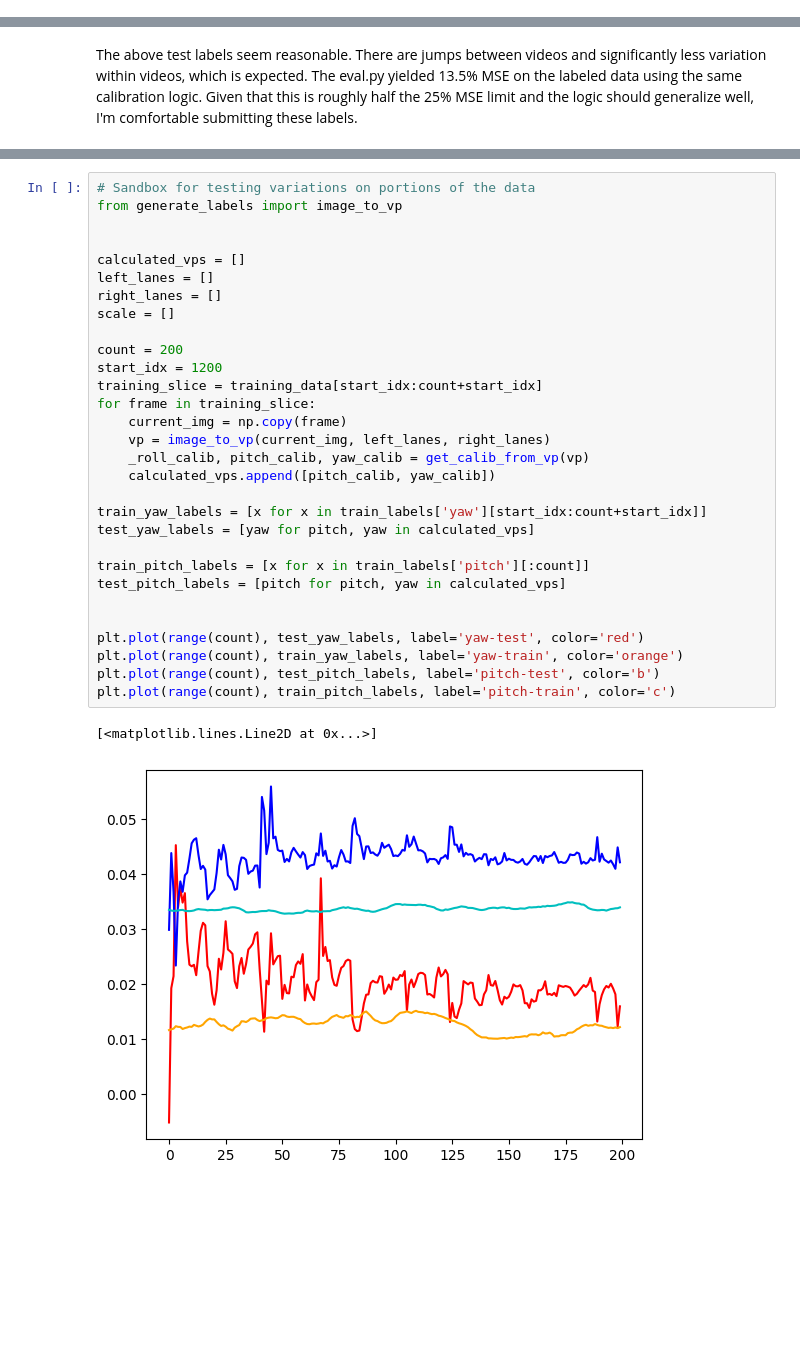
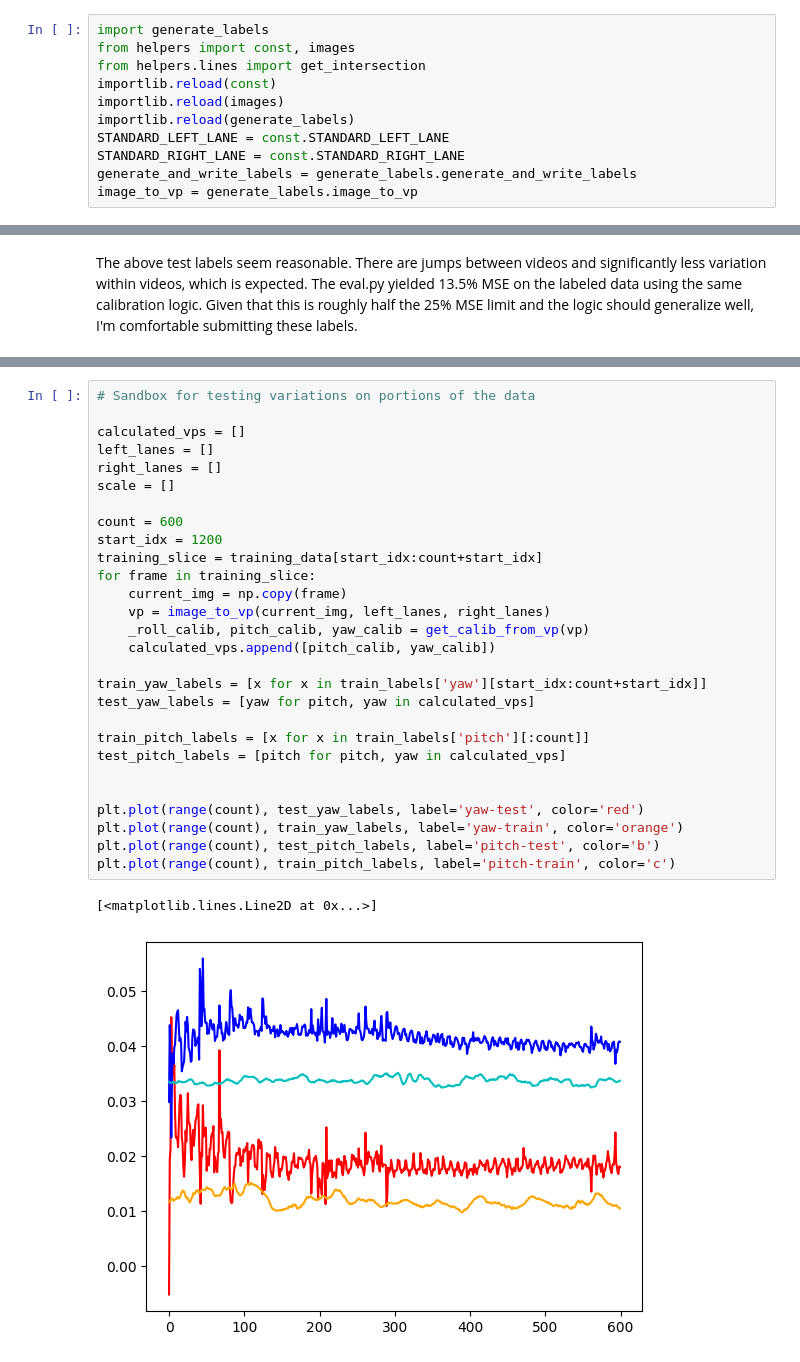
Before and after one commit to connor-henderson/calib_challenge, a Jupyter notebook: eda.ipynb, the cells around one changed output, grey strips where cells are left out. Cells and saved outputs as stored; diff of their text form; blank space fills up the shorter version.

Commit message:
add importlib

```diff
--- a/eda.ipynb
+++ b/eda.ipynb
@@ -14,3 +11,14 @@ from helpers.lines import get_intersection
+# %%
+import generate_labels
+from helpers import const, images
+from helpers.lines import get_intersection
+importlib.reload(const)
+importlib.reload(images)
+importlib.reload(generate_labels)
+STANDARD_LEFT_LANE = const.STANDARD_LEFT_LANE
+STANDARD_RIGHT_LANE = const.STANDARD_RIGHT_LANE
+generate_and_write_labels = generate_labels.generate_and_write_labels
+image_to_vp = generate_labels.image_to_vp
 # %%
 training_data = np.load('data/training.npy', allow_pickle=True) # shape: [(frame, calibration), ...]
 test_data = np.load('data/test.npy', allow_pickle=True) # shape: (frame,)
@@ -141,33 +136,31 @@ NameError: name 'plt' is not defined
 # %%
 # Sandbox for testing variations on portions of the data
-from generate_labels import image_to_vp
-
 
 calculated_vps = []
 left_lanes = []
 right_lanes = []
 scale = []
 
-count = 200
+count = 600
 start_idx = 1200
 training_slice = training_data[start_idx:count+start_idx]
 for frame in training_slice:
     current_img = np.copy(frame)
     vp = image_to_vp(current_img, left_lanes, right_lanes)
     _roll_calib, pitch_calib, yaw_calib = get_calib_from_vp(vp)
     calculated_vps.append([pitch_calib, yaw_calib])
 
 train_yaw_labels = [x for x in train_labels['yaw'][start_idx:count+start_idx]]
 test_yaw_labels = [yaw for pitch, yaw in calculated_vps]
 
 train_pitch_labels = [x for x in train_labels['pitch'][:count]]
 test_pitch_labels = [pitch for pitch, yaw in calculated_vps]
 
 
 plt.plot(range(count), test_yaw_labels, label='yaw-test', color='red')
 plt.plot(range(count), train_yaw_labels, label='yaw-train', color='orange')
 plt.plot(range(count), test_pitch_labels, label='pitch-test', color='b')
 plt.plot(range(count), train_pitch_labels, label='pitch-train', color='c')
 # %% [output]
 [<matplotlib.lines.Line2D at 0x...>]
-[figure, old version]
+[figure, new version]
```
Also changed, not shown: parts of 5 cells of this notebook, 1 other file.
